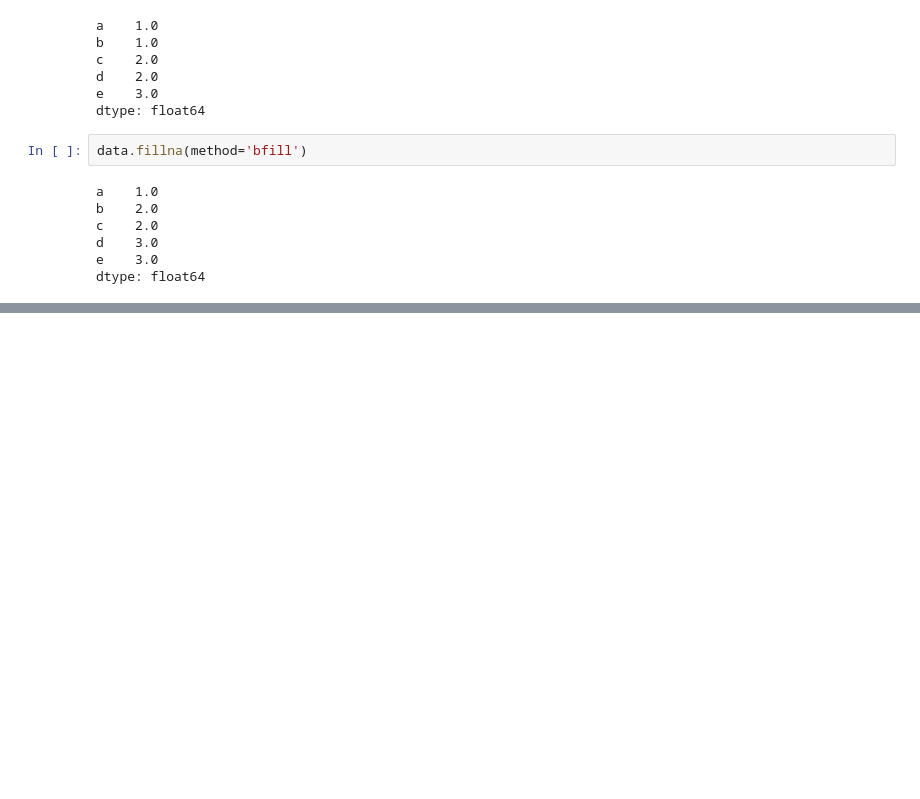
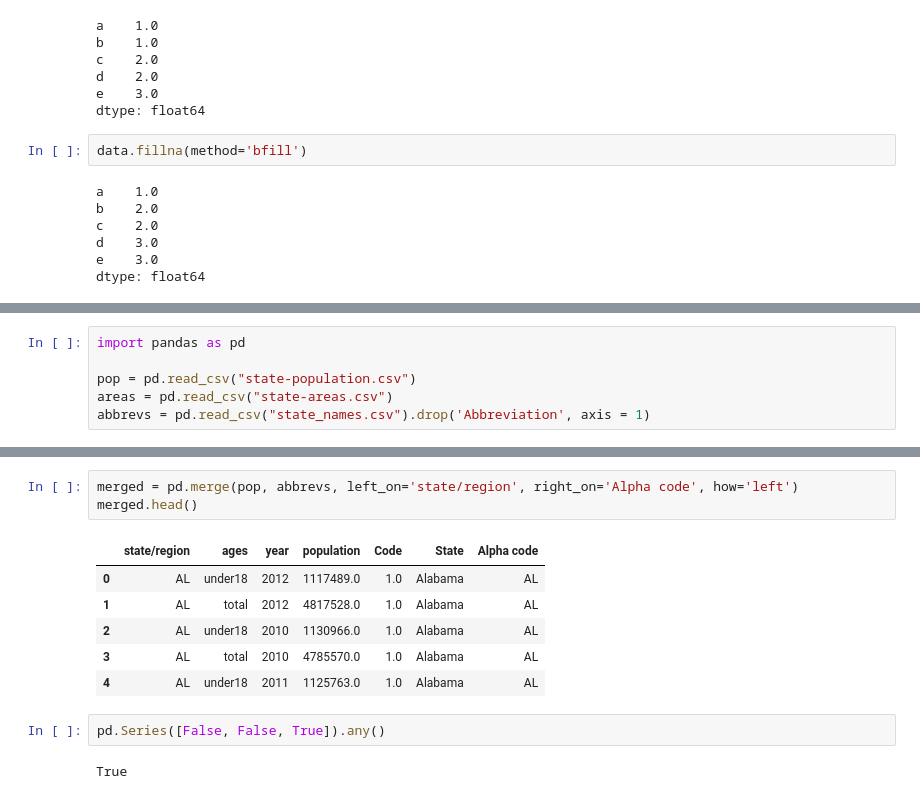
Before and after one commit to OtakuGod0/Data-Science, a Jupyter notebook: Python-Libraries/Pandas.ipynb, the cells around one changed output, grey strips where cells are left out. Saved outputs shown, nothing was run; the diff lists cells and outputs as text; blank space fills up the shorter version.

```diff
--- a/Python-Libraries/Pandas.ipynb
+++ b/Python-Libraries/Pandas.ipynb
@@ -513,0 +819,6 @@ dtype: float64
+# %%
+import pandas as pd
+
+pop = pd.read_csv("state-population.csv")
+areas = pd.read_csv("state-areas.csv")
+abbrevs = pd.read_csv("state_names.csv").drop('Abbreviation', axis = 1)
@@ -513,0 +848,14 @@ dtype: float64
+# %%
+merged = pd.merge(pop, abbrevs, left_on='state/region', right_on='Alpha code', how='left')
+merged.head()
+# %% [output]
+|  | state/region | ages | year | population | Code | State | Alpha code |
+| 0 | AL | under18 | 2012 | 1117489.0 | 1.0 | Alabama | AL |
+| 1 | AL | total | 2012 | 4817528.0 | 1.0 | Alabama | AL |
+| 2 | AL | under18 | 2010 | 1130966.0 | 1.0 | Alabama | AL |
+| 3 | AL | total | 2010 | 4785570.0 | 1.0 | Alabama | AL |
+| 4 | AL | under18 | 2011 | 1125763.0 | 1.0 | Alabama | AL |
+# %%
+pd.Series([False, False, True]).any()
+# %% [output]
+True
```
Also changed, not shown: parts of 34 cells of this notebook, 4 other files.
